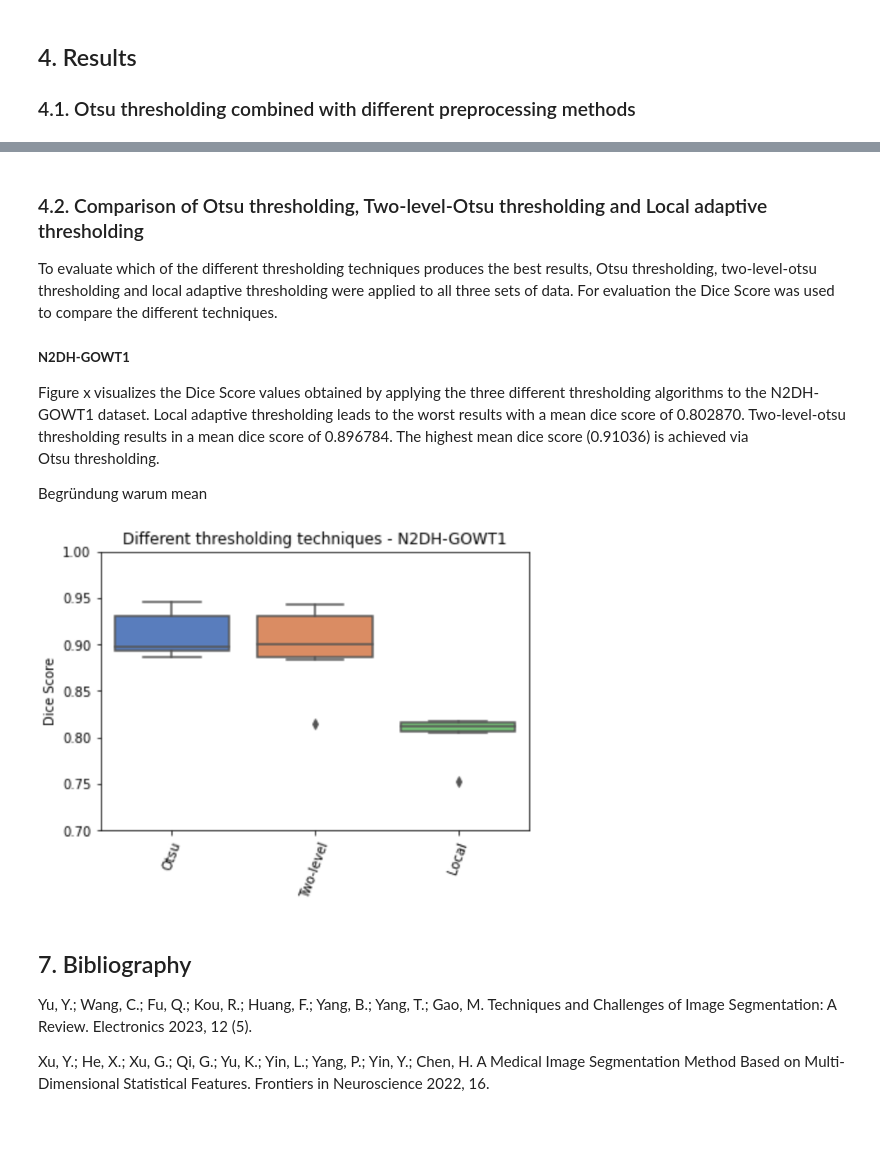
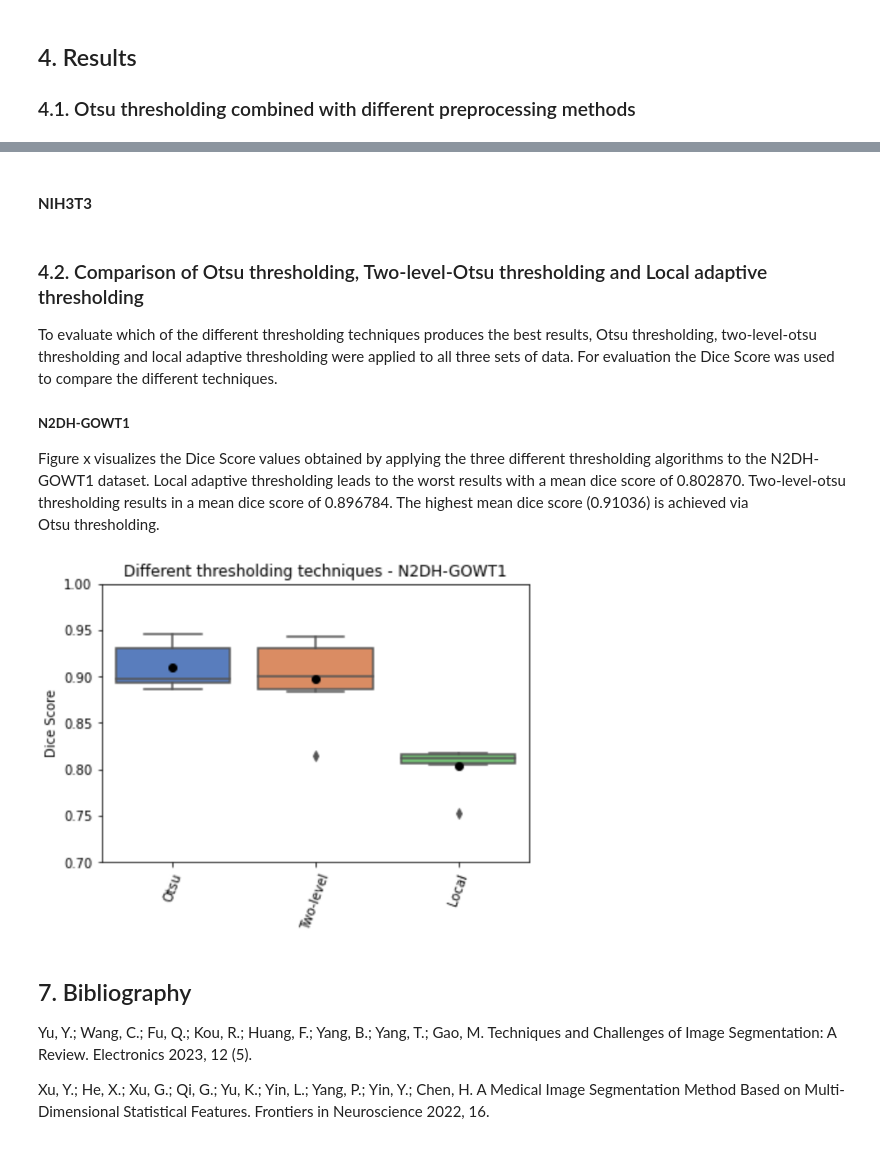
Before and after one commit to datascience-mobi-2023/topic01_team03, a Jupyter notebook: Report/AnfangReport.ipynb, the cells around one changed output, grey strips where cells are left out. Drawn from its saved outputs; the diff is of its cells as text; code cells hidden in the pictures.

```diff
--- a/Report/AnfangReport.ipynb
+++ b/Report/AnfangReport.ipynb
@@ -108,16 +124,16 @@ To calculate the Dice score the overlay between the prediction  and the ground t
+# %% [markdown]
+#### **NIH3T3**
 # %% [markdown]
 ### 4.2. Comparison of Otsu thresholding, Two-level-Otsu thresholding and Local adaptive thresholding
 To evaluate which of the different thresholding techniques produces the best results, Otsu thresholding, two-level-otsu thresholding and local adaptive thresholding were applied to all three sets of data. For evaluation the Dice Score was used to compare the different techniques.
 ##### **N2DH-GOWT1**<br>
 Figure x visualizes the Dice Score values obtained by applying the three different thresholding algorithms to the N2DH-GOWT1 dataset. Local adaptive thresholding leads to the worst results with a mean dice score of 0.802870. Two-level-otsu thresholding results in a mean dice score of 0.896784. The highest mean dice score (0.91036) is achieved via Otsu thresholding.
-
-Begründung warum mean
 # %%
 # Figure x: Visualisation of the results achieved through different thresholding techniques applied to N2DH-GOWT1
 from IPython.display import Image
-Image('../Plots/BilderPlots/N2DH-GOWT1/N2DH-GOWT1_thresholding_plot.png',  width=500, height=300)
+Image('../Plots/BilderPlots/N2DH-GOWT1/plot_N2DH-GOWT1_thresholding.png',  width=500, height=300)
 # %% [output]
-[figure, old version]
+[figure, new version]
 # %% [markdown]
 ## 7. Bibliography
 
```
Also changed, not shown: parts of 4 cells of this notebook.
